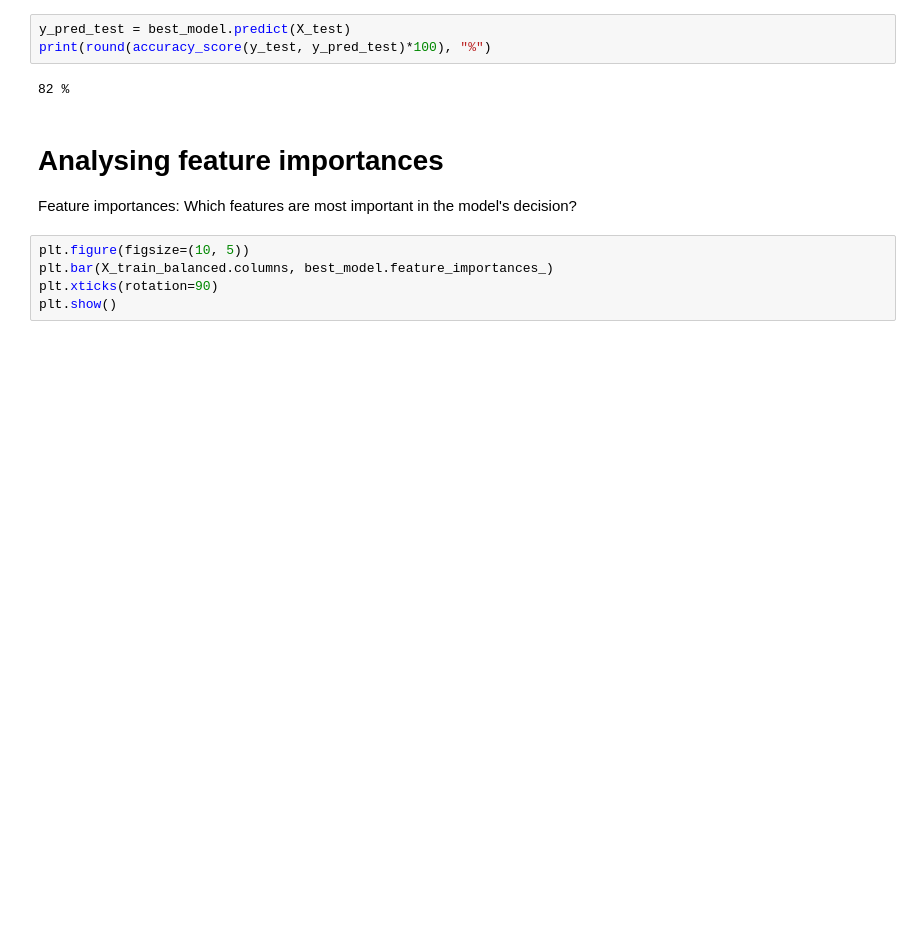
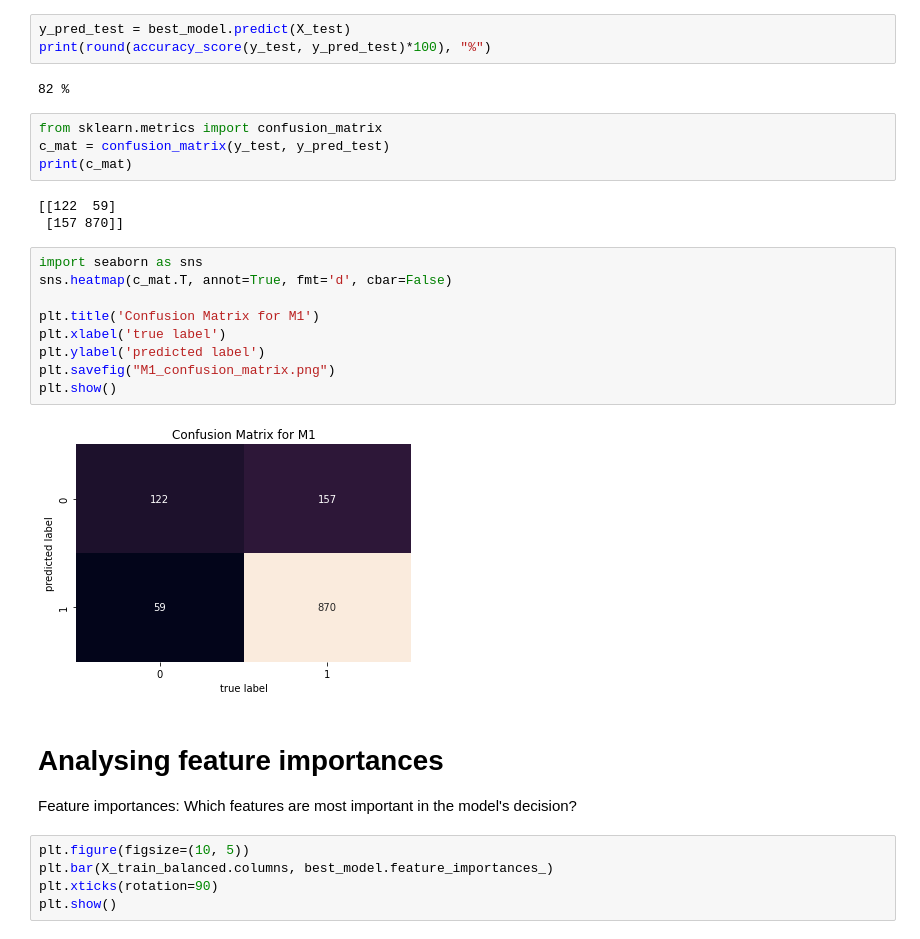
Before and after one commit to Ahmed7osny1/Machine-Learning-Project, a Jupyter notebook: DT_modul.ipynb, the cells around one changed output. Saved outputs shown, nothing was run; the diff lists cells and outputs as text; blank space fills up the shorter version.

```diff
--- a/DT_modul.ipynb
+++ b/DT_modul.ipynb
@@ -203,6 +203,24 @@ y_pred_test = best_model.predict(X_test)
 print(round(accuracy_score(y_test, y_pred_test)*100), "%")
 # %% [output]
 82 %
+# %%
+from sklearn.metrics import confusion_matrix
+c_mat = confusion_matrix(y_test, y_pred_test)
+print(c_mat)
+# %% [output]
+[[122  59]
+ [157 870]]
+# %%
+import seaborn as sns
+sns.heatmap(c_mat.T, annot=True, fmt='d', cbar=False)
+
+plt.title('Confusion Matrix for M1')
+plt.xlabel('true label')
+plt.ylabel('predicted label')
+plt.savefig("M1_confusion_matrix.png")
+plt.show()
+# %% [output]
+[figure, added]
 # %% [markdown]
 # Analysing feature importances
 
```
Also changed, not shown: parts of 2 cells of this notebook, 1 other file.
